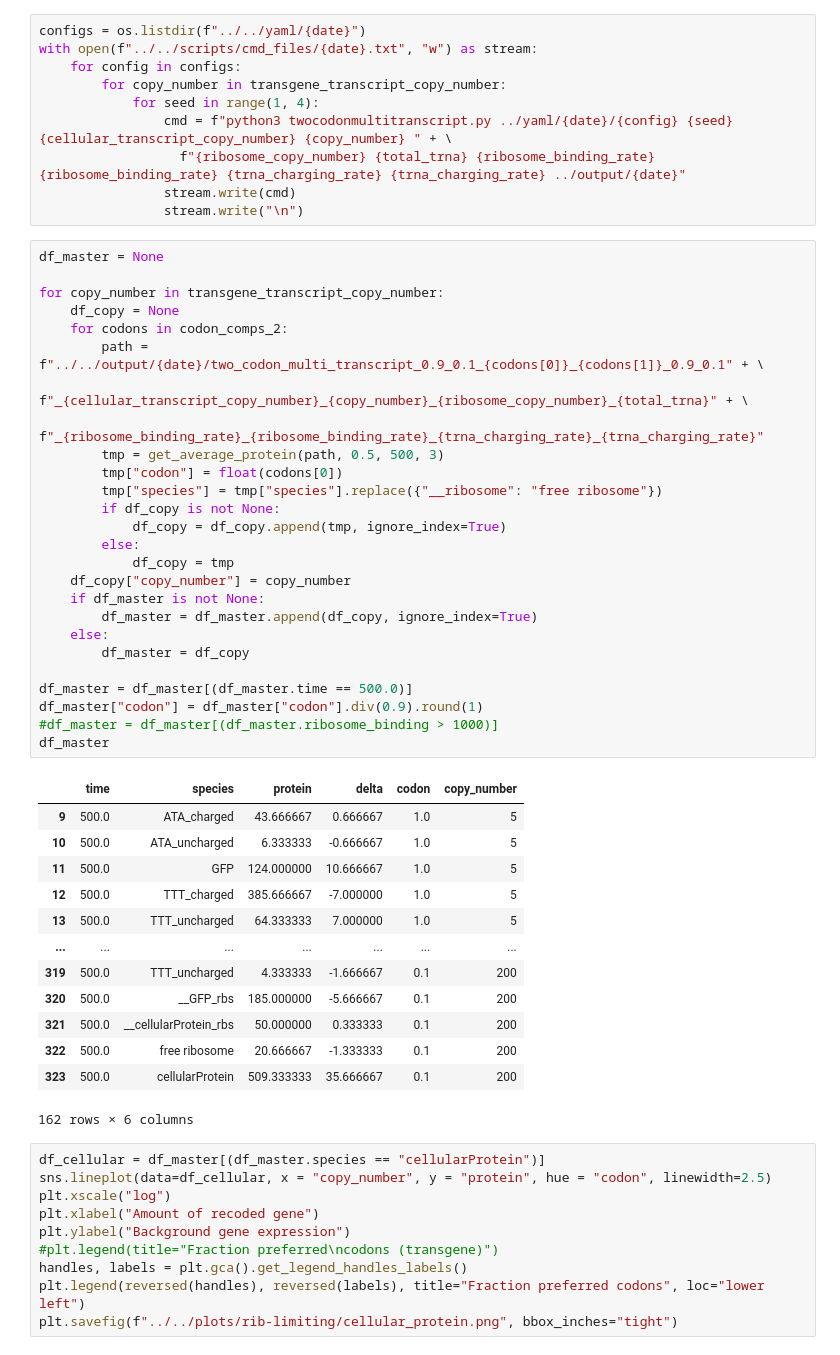
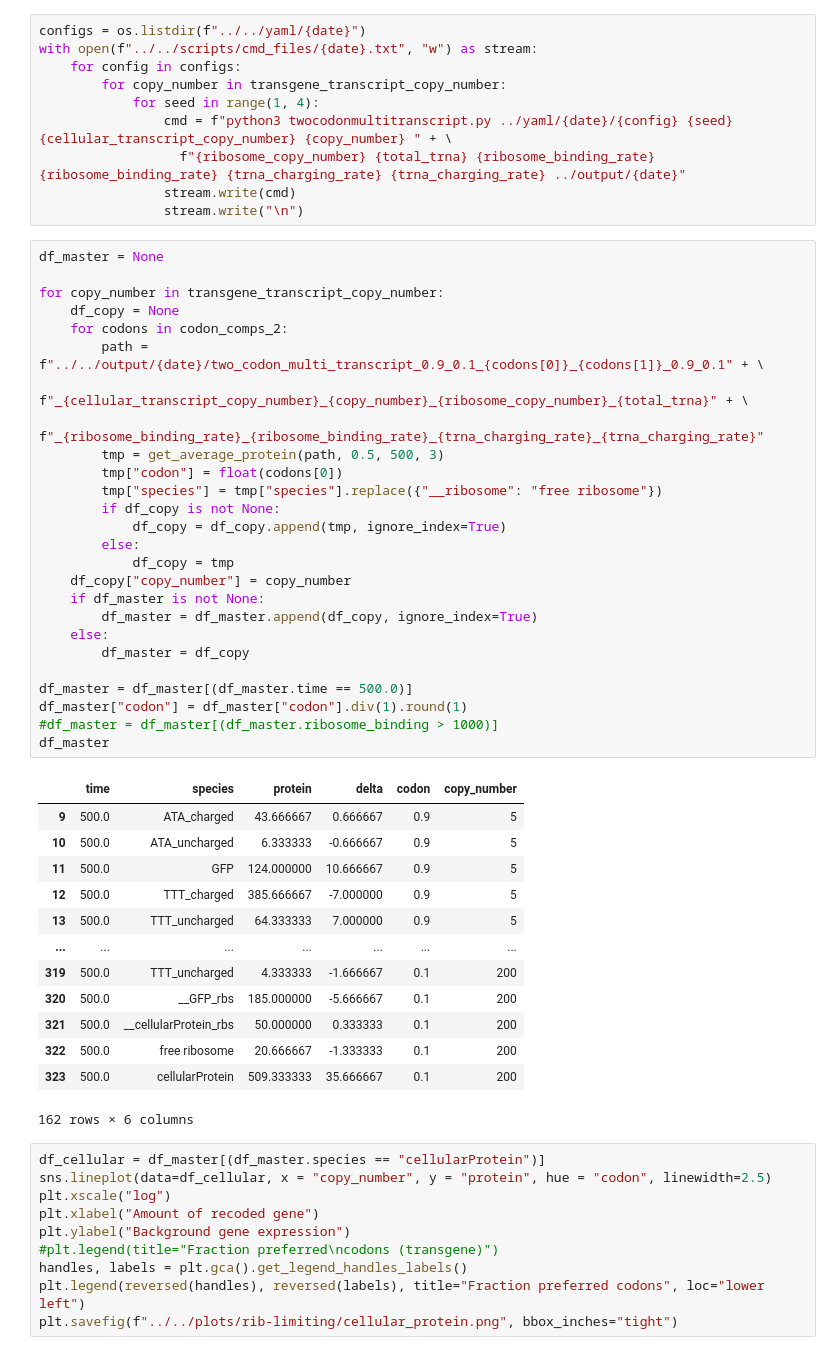
Before and after one commit to alexismhill3/tRNA-dynamics, a Jupyter notebook: notebooks/ribosome-limiting/test_param_regimes.ipynb, the cells around one changed output. Cells and saved outputs as stored; diff of their text form.

```diff
--- a/notebooks/ribosome-limiting/test_param_regimes.ipynb
+++ b/notebooks/ribosome-limiting/test_param_regimes.ipynb
@@ -580,36 +580,36 @@ with open(f"../../scripts/cmd_files/{date}.txt", "w") as stream:
 # %%
 df_master = None
 
 for copy_number in transgene_transcript_copy_number:
     df_copy = None
     for codons in codon_comps_2:
         path = f"../../output/{date}/two_codon_multi_transcript_0.9_0.1_{codons[0]}_{codons[1]}_0.9_0.1" + \
                f"_{cellular_transcript_copy_number}_{copy_number}_{ribosome_copy_number}_{total_trna}" + \
                f"_{ribosome_binding_rate}_{ribosome_binding_rate}_{trna_charging_rate}_{trna_charging_rate}"
         tmp = get_average_protein(path, 0.5, 500, 3)
         tmp["codon"] = float(codons[0])
         tmp["species"] = tmp["species"].replace({"__ribosome": "free ribosome"})
         if df_copy is not None:
             df_copy = df_copy.append(tmp, ignore_index=True)
         else:
             df_copy = tmp
     df_copy["copy_number"] = copy_number
     if df_master is not None:
         df_master = df_master.append(df_copy, ignore_index=True)
     else:
         df_master = df_copy
 
 df_master = df_master[(df_master.time == 500.0)]
-df_master["codon"] = df_master["codon"].div(0.9).round(1)
+df_master["codon"] = df_master["codon"].div(1).round(1)
 #df_master = df_master[(df_master.ribosome_binding > 1000)]
 df_master
 # %% [output]
 |  | time | species | protein | delta | codon | copy_number |
-| 9 | 500.0 | ATA_charged | 43.666667 | 0.666667 | 1.0 | 5 |
-| 10 | 500.0 | ATA_uncharged | 6.333333 | -0.666667 | 1.0 | 5 |
-| 11 | 500.0 | GFP | 124.000000 | 10.666667 | 1.0 | 5 |
-| 12 | 500.0 | TTT_charged | 385.666667 | -7.000000 | 1.0 | 5 |
-| 13 | 500.0 | TTT_uncharged | 64.333333 | 7.000000 | 1.0 | 5 |
+| 9 | 500.0 | ATA_charged | 43.666667 | 0.666667 | 0.9 | 5 |
+| 10 | 500.0 | ATA_uncharged | 6.333333 | -0.666667 | 0.9 | 5 |
+| 11 | 500.0 | GFP | 124.000000 | 10.666667 | 0.9 | 5 |
+| 12 | 500.0 | TTT_charged | 385.666667 | -7.000000 | 0.9 | 5 |
+| 13 | 500.0 | TTT_uncharged | 64.333333 | 7.000000 | 0.9 | 5 |
 | ... | ... | ... | ... | ... | ... | ... |
 | 319 | 500.0 | TTT_uncharged | 4.333333 | -1.666667 | 0.1 | 200 |
 | 320 | 500.0 | __GFP_rbs | 185.000000 | -5.666667 | 0.1 | 200 |
```
Also changed, not shown: 5 other files.
